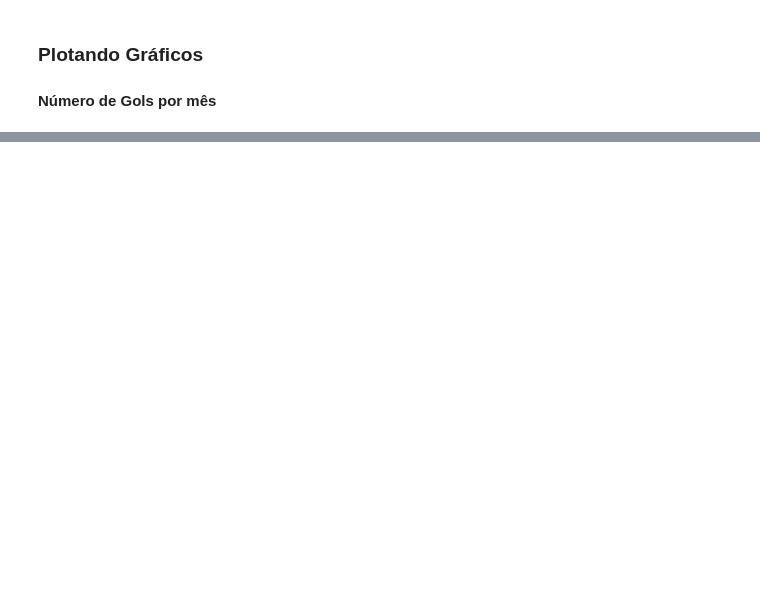
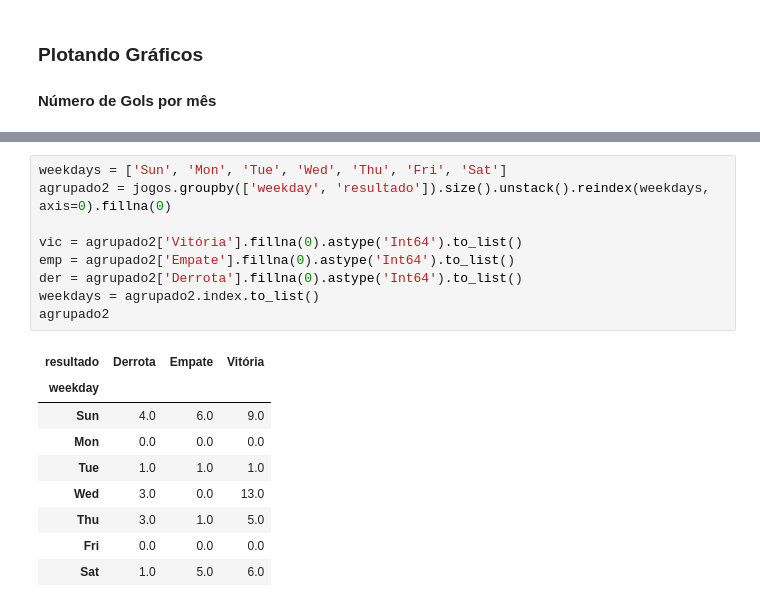
Before and after one commit to williamjouse/jogos-Flamengo-2024, a Jupyter notebook: notebooks/03-Plotting.ipynb, the cells around one changed output, grey strips where cells are left out. Drawn from its saved outputs; the diff is of its cells as text; blank space fills up the shorter version.

```diff
--- a/notebooks/03-Plotting.ipynb
+++ b/notebooks/03-Plotting.ipynb
@@ -119,3 +118,22 @@ plt.savefig('figures/figure2.png', dpi = 300, bbox_inches='tight')
 plt.show()
 # %% [output]
 [figure]
+# %%
+weekdays = ['Sun', 'Mon', 'Tue', 'Wed', 'Thu', 'Fri', 'Sat']
+agrupado2 = jogos.groupby(['weekday', 'resultado']).size().unstack().reindex(weekdays, axis=0).fillna(0)
+
+vic = agrupado2['Vitória'].fillna(0).astype('Int64').to_list()
+emp = agrupado2['Empate'].fillna(0).astype('Int64').to_list()
+der = agrupado2['Derrota'].fillna(0).astype('Int64').to_list()
+weekdays = agrupado2.index.to_list()
+agrupado2
+# %% [output]
+| resultado | Derrota | Empate | Vitória |
+| weekday |  |  |  |
+| Sun | 4.0 | 6.0 | 9.0 |
+| Mon | 0.0 | 0.0 | 0.0 |
+| Tue | 1.0 | 1.0 | 1.0 |
+| Wed | 3.0 | 0.0 | 13.0 |
+| Thu | 3.0 | 1.0 | 5.0 |
+| Fri | 0.0 | 0.0 | 0.0 |
+| Sat | 1.0 | 5.0 | 6.0 |
```
Also changed, not shown: parts of 11 cells of this notebook, 15 other files.
